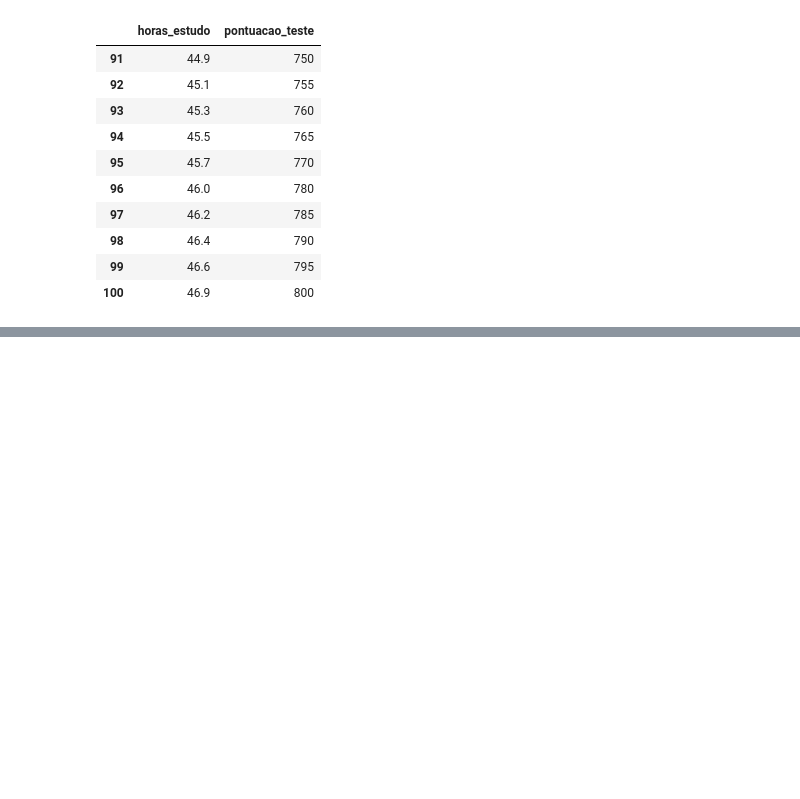
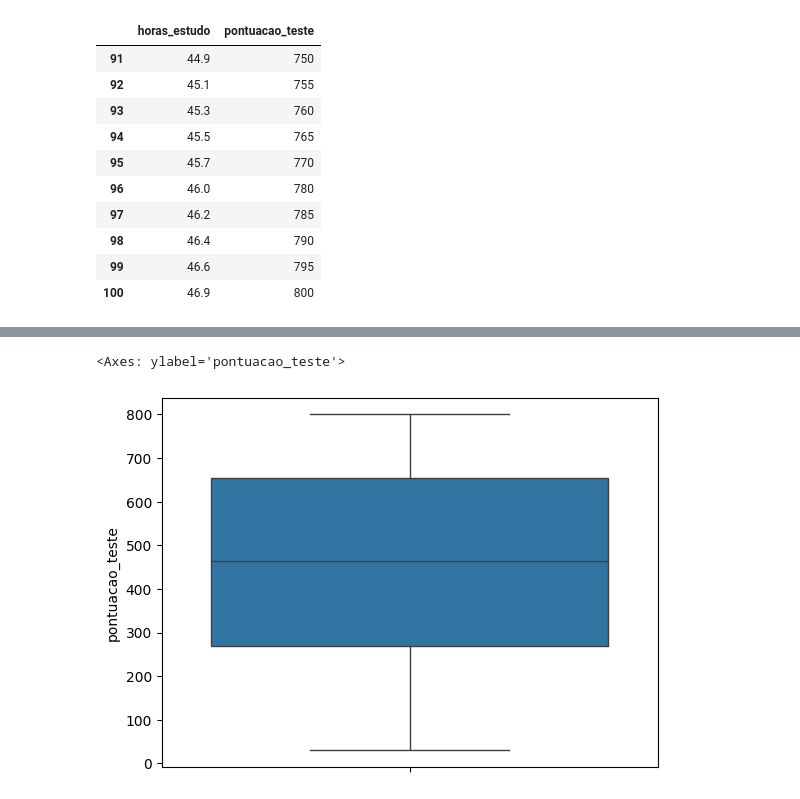
Before and after one commit to offellipe/regressao_linear, a Jupyter notebook: modelo_pontuacao.ipynb, the cells around one changed output, grey strips where cells are left out. Drawn from its saved outputs; the diff is of its cells as text; code cells hidden in the pictures; blank space fills up the shorter version.

```diff
--- a/modelo_pontuacao.ipynb
+++ b/modelo_pontuacao.ipynb
@@ -55,0 +88,8 @@ df_pontuacao.tail(10)
+# %%
+# Verificar se temos outliers
+# Plot Boxplot
+
+sns.boxplot(df_pontuacao, y='pontuacao_teste')
+# %% [output]
+<Axes: ylabel='pontuacao_teste'>
+[figure, added]
```
Also changed, not shown: parts of 8 cells of this notebook.
